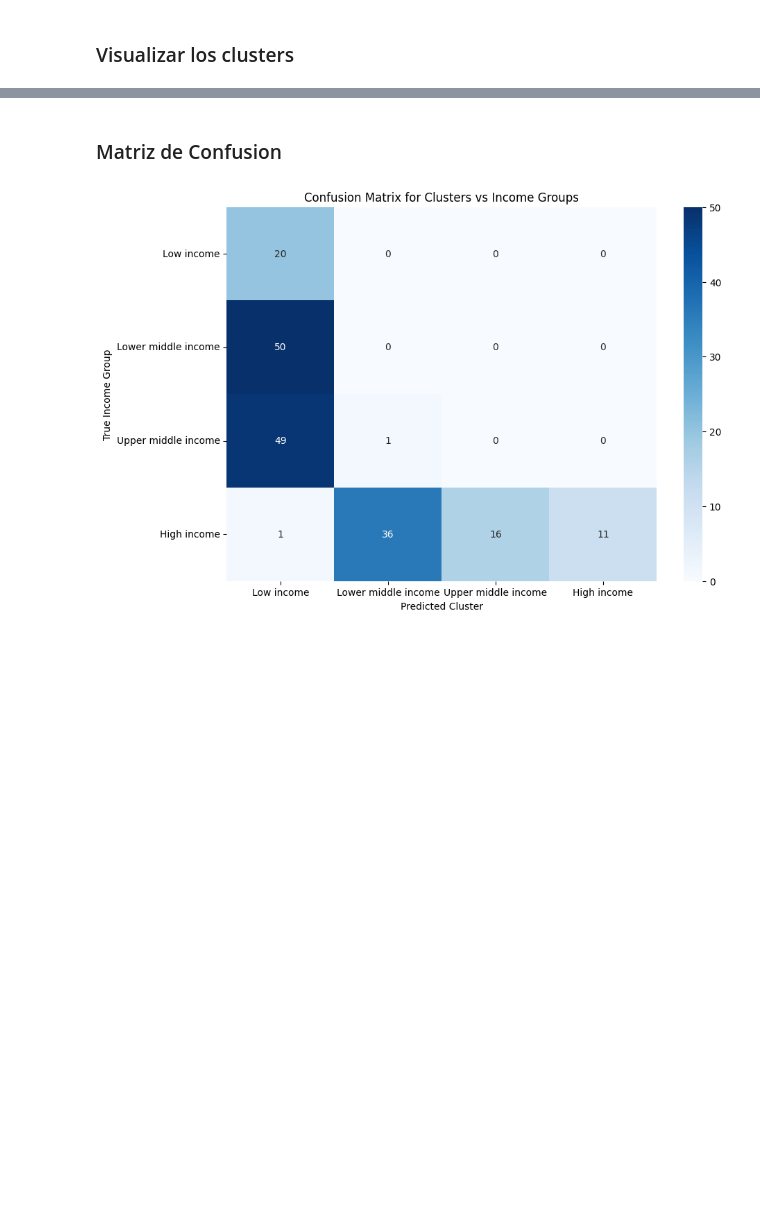
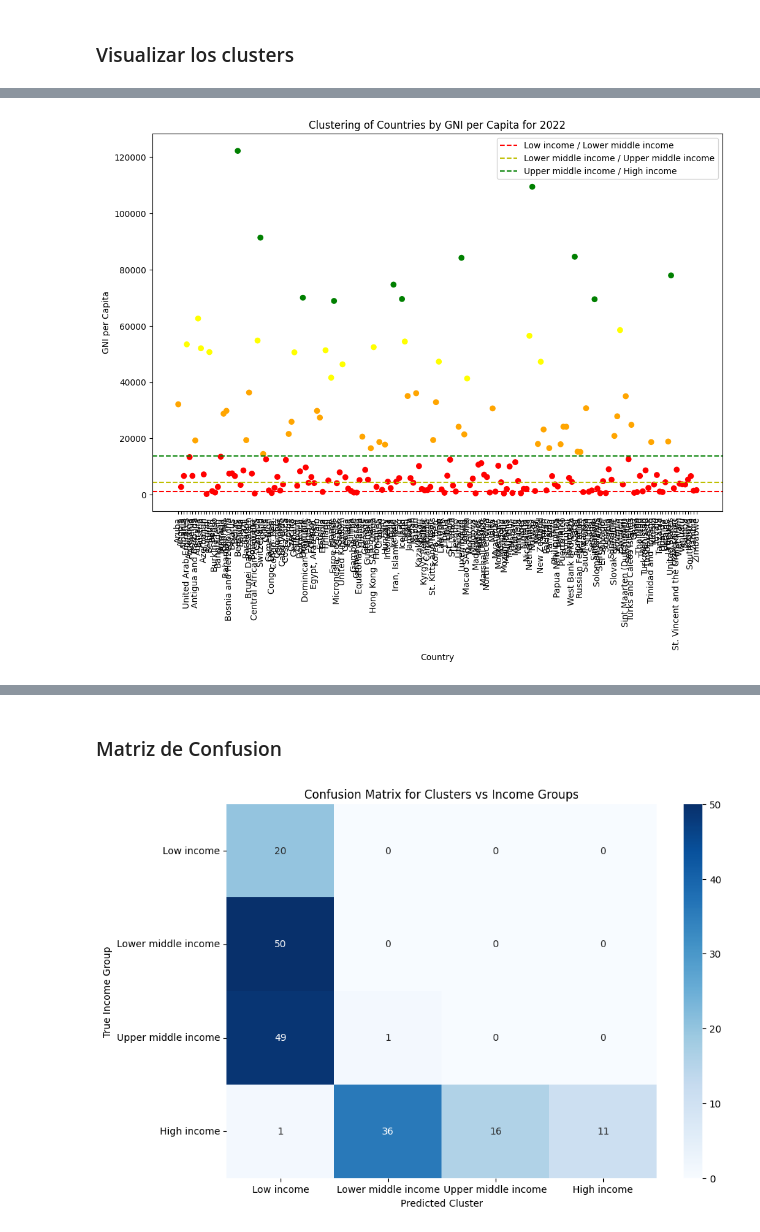
Before and after one commit to mkiszkur/TT1, a Jupyter notebook: 03_eda/EDA_entrega_3.ipynb, the cells around one changed output, grey strips where cells are left out. Cells and saved outputs as stored; diff of their text form; code cells hidden in the pictures; blank space fills up the shorter version.

```diff
--- a/03_eda/EDA_entrega_3.ipynb
+++ b/03_eda/EDA_entrega_3.ipynb
@@ -796,5 +860,4 @@ plt.show()
 # %% [markdown]
 ### Preparar los datos para clustering
 # %%
-data_2022 = data_2022.dropna(subset=['gni_index'])
-data_2022
+data_2022 = filtrar_nulos(data_2022, 'gni_index')
@@ -815,13 +864,13 @@ data_2022
 # %%
-from sklearn.preprocessing import StandardScaler
-from sklearn.cluster import KMeans
+def aplicar_clustering (df, cant_clusters, campo):
+    # Escalar los datos de gni_index
+    scaler = StandardScaler()
+    data_scaled = scaler.fit_transform(df[[campo]])
 
-# Escalar los datos de gni_index
-scaler = StandardScaler()
-data_scaled = scaler.fit_transform(data_2022[['gni_index']])
+    # Aplicar k-means clustering
+    kmeans = KMeans(n_clusters = cant_clusters, random_state=42)
+    df['Cluster'] = kmeans.fit_predict(data_scaled)
 
-# Aplicar k-means clustering
-kmeans = KMeans(n_clusters=4, random_state=42)
-data_2022['Cluster'] = kmeans.fit_predict(data_scaled)
+aplicar_clustering(data_2022, 4, 'gni_index')
 # %% [markdown]
 ### Visualizar los clusters
@@ -867,3 +877,66 @@ plt.show()
+# %%
+import matplotlib.pyplot as plt
+import pandas as pd
+
+def visualize_clusters(data, cluster_col, gni_col, country_col, cluster_mapping, colors, thresholds, path_to_save=None):
+    """
+    Función para visualizar los clusters de países por GNI per Capita.
+
+    :param data: DataFrame que contiene los datos.
+    :param cluster_col: Columna que contiene los clusters.
+    :param gni_col: Columna que contiene los datos de GNI per Capita.
+    :param country_col: Columna que contiene los nombres de los países.
+    :param cluster_mapping: Diccionario que mapea los números de cluster a las categorías de ingreso.
+    :param colors: Diccionario que mapea los números de cluster a los colores.
+    :param thresholds: Lista de umbrales para las líneas divisorias en formato [(valor, color, etiqueta)].
+    :param path_to_save: Ruta para guardar el DataFrame con los clusters mapeados (opcional).
+    """
+    # Mapear los números de cluster a las categorías de ingreso
+    data['Cluster Mapped'] = data[cluster_col].map(cluster_mapping)
+
+    # Guardar el DataFrame con los clusters mapeados si se proporciona una ruta
+    if path_to_save:
+        data.to_csv(path_to_save, index=False)
+
+    # Asignar colores a cada punto del scatter plot
+    cluster_colors = data[cluster_col].map(colors)
+
+    # Visualización de los clusters
+    plt.figure(figsize=(12, 8))
+    plt.scatter(data[country_col], data[gni_col], c=cluster_colors)
+    plt.xticks(rotation=90)
+    plt.xlabel('Country')
+    plt.ylabel('GNI per Capita')
+    plt.title('Clustering of Countries by GNI per Capita for 2022')
+
+    # Añadir las líneas divisorias
+    for threshold, color, label in thresholds:
+        plt.axhline(y=threshold, color=color, linestyle='--', label=label)
+
+    # Agregar una leyenda personalizada usando cluster_mapping
+    legend_handles = [plt.Line2D([0], [0], marker='o', color='w', markerfacecolor=colors[cluster], markersize=10, label=label)
+                      for cluster, label in cluster_mapping.items()]
+
+    plt.legend(handles=legend_handles, title='Cluster')
+    plt.legend()
+    plt.show()
+
+
+# Definir el mapeo de clusters y colores
+cluster_mapping = {2: 'Upper middle income', 1: 'High income', 3: 'Low income', 0: 'Lower middle income'}
+colors = {1: 'green', 2: 'yellow', 0: 'orange', 3: 'red'}
+
+# Definir los umbrales para las líneas divisorias
+thresholds = [
+    (1135, 'r', 'Low income / Lower middle income'),
+    (4465, 'y', 'Lower middle income / Upper middle income'),
+    (13845, 'g', 'Upper middle income / High income')
+]
+
+# Llamar a la función para visualizar los clusters
+visualize_clusters(data_2022, 'Cluster', 'gni_index', 'Country Name', cluster_mapping, colors, thresholds, path_to_save='clusters.csv')
+# %% [output]
+[figure, added]
 # %%
 data_2022
 # %% [output]
```
Also changed, not shown: parts of 39 cells of this notebook, 2 other files.
